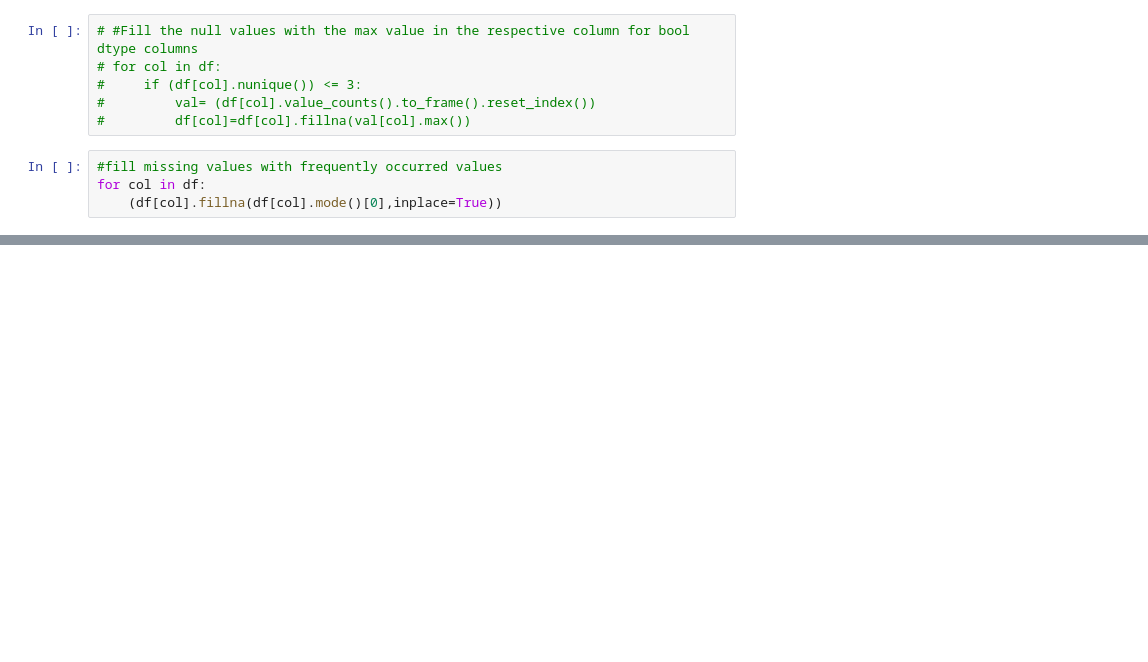
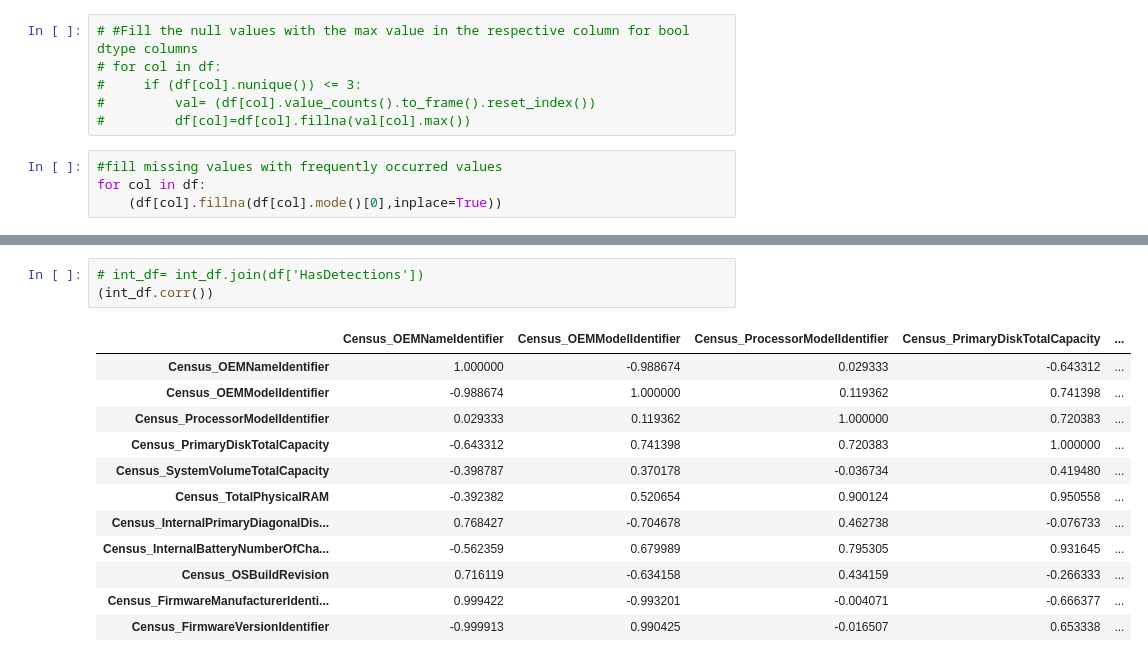
Before and after one commit to alsohas/CS555, a Jupyter notebook: Data Analysis malware.ipynb, the cells around one changed output, grey strips where cells are left out. Saved outputs shown, nothing was run; the diff lists cells and outputs as text; blank space fills up the shorter version.

```diff
--- a/Data Analysis malware.ipynb
+++ b/Data Analysis malware.ipynb
@@ -90 +90,17 @@ df['HasDetections'].value_counts()
 Name: HasDetections, dtype: int64
+# %%
+# int_df= int_df.join(df['HasDetections'])
+(int_df.corr())
+# %% [output]
+|  | Census_OEMNameIdentifier | Census_OEMModelIdentifier | Census_ProcessorModelIdentifier | Census_PrimaryDiskTotalCapacity | ... |
+| Census_OEMNameIdentifier | 1.000000 | -0.988674 | 0.029333 | -0.643312 | ... |
+| Census_OEMModelIdentifier | -0.988674 | 1.000000 | 0.119362 | 0.741398 | ... |
+| Census_ProcessorModelIdentifier | 0.029333 | 0.119362 | 1.000000 | 0.720383 | ... |
+| Census_PrimaryDiskTotalCapacity | -0.643312 | 0.741398 | 0.720383 | 1.000000 | ... |
+| Census_SystemVolumeTotalCapacity | -0.398787 | 0.370178 | -0.036734 | 0.419480 | ... |
+| Census_TotalPhysicalRAM | -0.392382 | 0.520654 | 0.900124 | 0.950558 | ... |
+| Census_InternalPrimaryDiagonalDis... | 0.768427 | -0.704678 | 0.462738 | -0.076733 | ... |
+| Census_InternalBatteryNumberOfCha... | -0.562359 | 0.679989 | 0.795305 | 0.931645 | ... |
+| Census_OSBuildRevision | 0.716119 | -0.634158 | 0.434159 | -0.266333 | ... |
+| Census_FirmwareManufacturerIdenti... | 0.999422 | -0.993201 | -0.004071 | -0.666377 | ... |
+| Census_FirmwareVersionIdentifier | -0.999913 | 0.990425 | -0.016507 | 0.653338 | ... |
```
Also changed, not shown: parts of 5 cells of this notebook.
